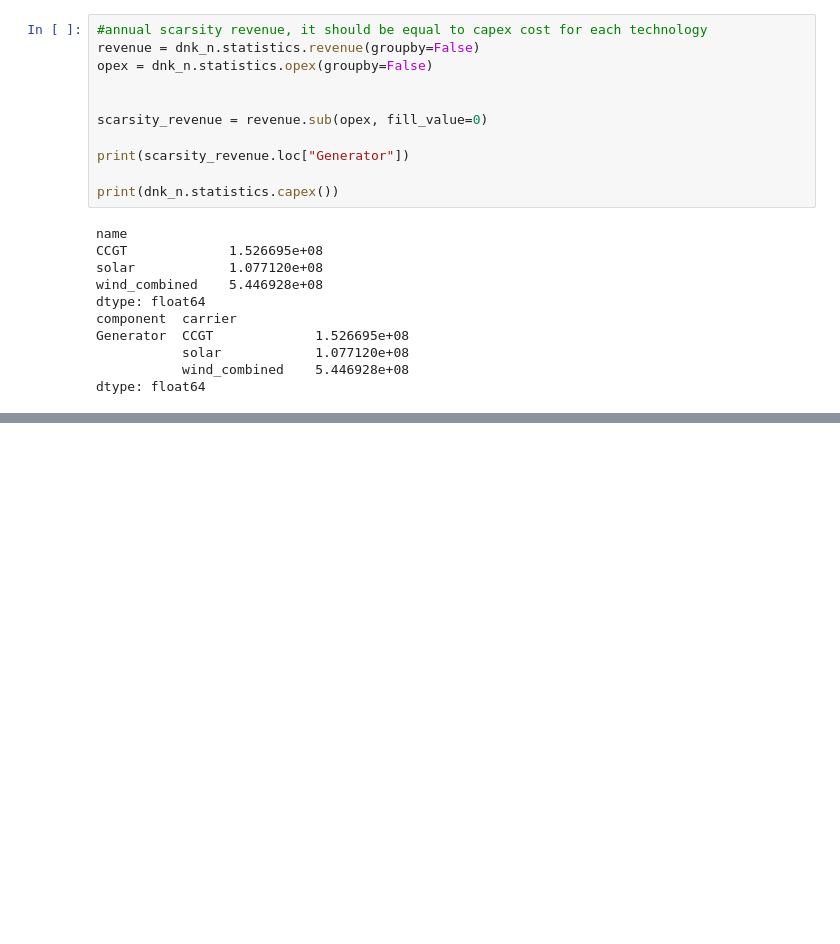
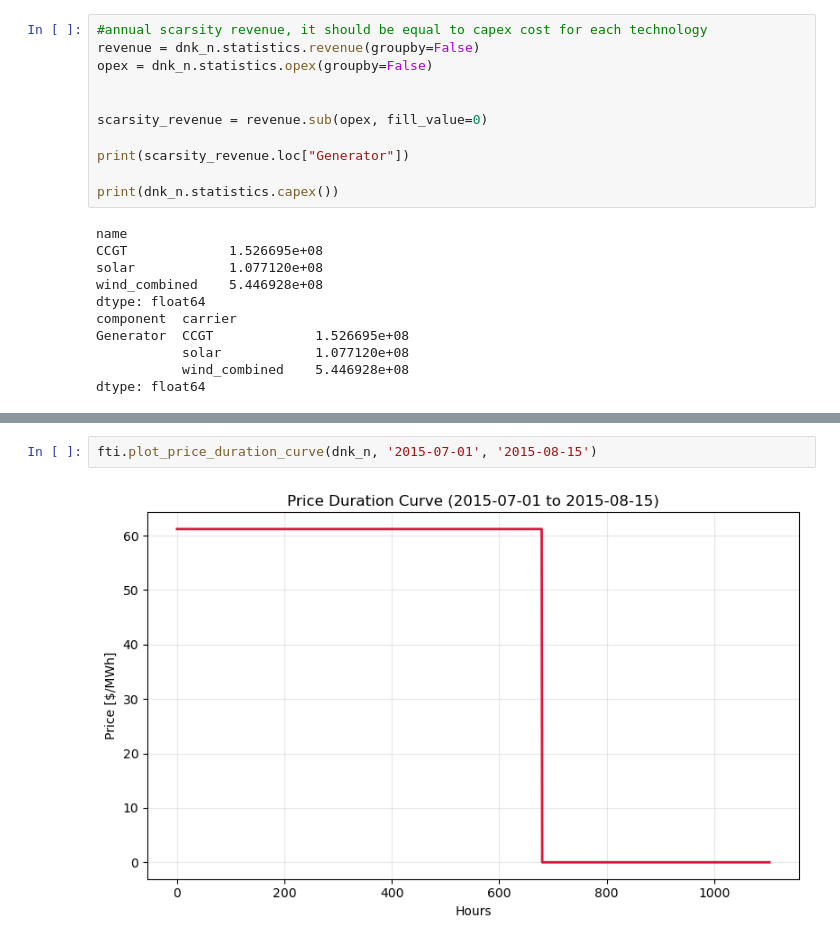
Before and after one commit to KenzoDTU/Integrated-Energy-Grids-A1G21, a Jupyter notebook: Part_1.ipynb, the cells around one changed output, grey strips where cells are left out. Drawn from its saved outputs; the diff is of its cells as text; blank space fills up the shorter version.

```diff
--- a/Part_1.ipynb
+++ b/Part_1.ipynb
@@ -256,0 +268,4 @@ dtype: float64
+# %%
+fti.plot_price_duration_curve(dnk_n, '2015-07-01', '2015-08-15')
+# %% [output]
+[figure, added]
```
Also changed, not shown: parts of 11 cells of this notebook, 1 other file.
